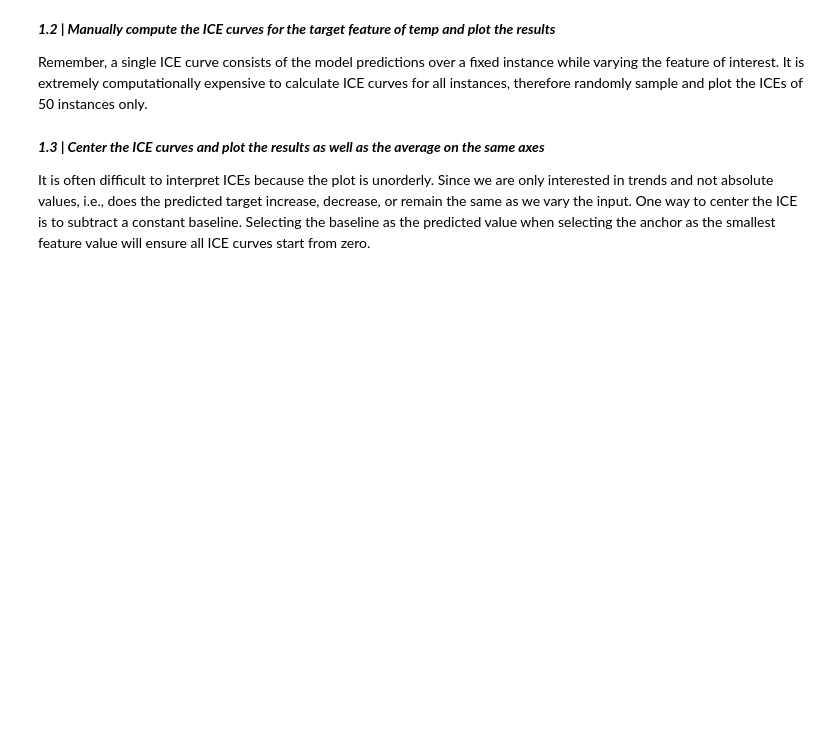
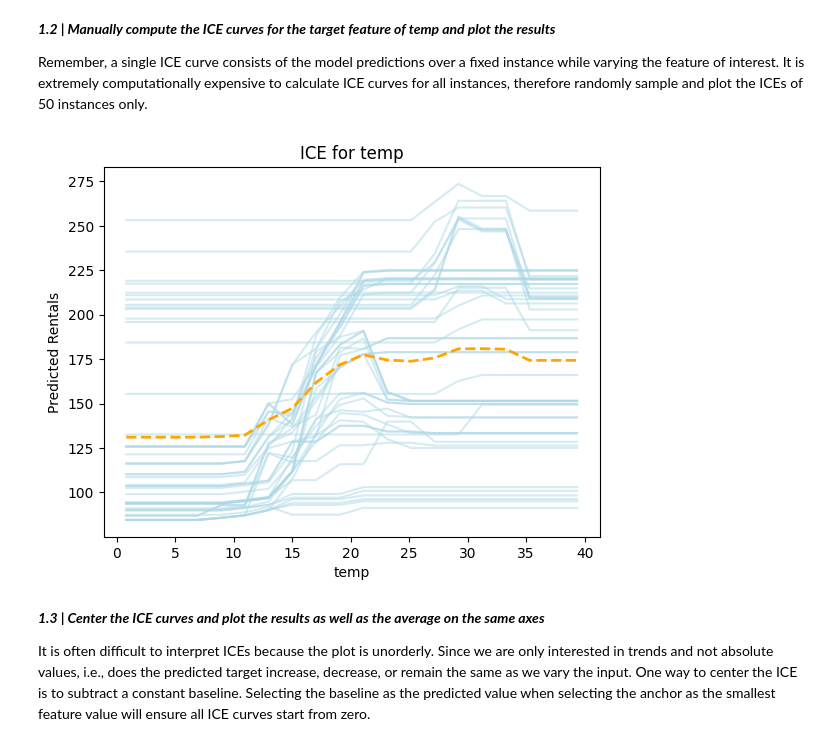
Before and after one commit to yvokeller/xai, a Jupyter notebook: notebooks/LO1_tabular.ipynb, the cells around one changed output. Cells and saved outputs as stored; diff of their text form; code cells hidden in the pictures; blank space fills up the shorter version.

```diff
--- a/notebooks/LO1_tabular.ipynb
+++ b/notebooks/LO1_tabular.ipynb
@@ -80,3 +103,45 @@ Remember, a single ICE curve consists of the model predictions over a fixed inst
+# %%
+# YOUR CODE HERE
+def plot_ice(data, model, feature, centered=False, pdp=False):
+    min_temp = data[feature].min()
+    max_temp = data[feature].max()
+    feature_values = np.linspace(min_temp, max_temp, num=20)  # Ensure the same grid resolution
+
+    data_subsampled = data.sample(n=50, random_state=0) # Matching the subsample size to the sklearn example
+    ice_curves = []
+
+    # Calculate baseline prediction at the smallest feature value (min_temp)
+    data_baseline = data_subsampled.copy()
+    data_baseline[feature] = min_temp  # Anchor at the minimum feature value
+    baseline_predictions = model.predict(data_baseline)
+
+    for temp in feature_values:
+        data_feature = data_subsampled.copy()
+        data_feature[feature] = temp  # Set current feature value for all instances
+        predictions = model.predict(data_feature)
+        ice_curve = predictions - baseline_predictions if centered else predictions
+        ice_curves.append(ice_curve)
+
+    # Convert ice_curves from a list of predictions to a 2D array (one curve per row)
+    ice_curves = np.array(ice_curves).T
+
+    # Plot ICE curves
+    for ice_curve in ice_curves:
+        plt.plot(feature_values, ice_curve, color='lightblue', alpha=0.5)  # Plot each ICE curve
+
+    # Calculate and plot the average of the ICE curves (i.e., the centered PDP)
+    if pdp:
+        avg_curve = np.mean(ice_curves, axis=0)
+        plt.plot(feature_values, avg_curve, color='orange', label='Average (PDP)', linewidth=2, linestyle='--')
+
+    plt.xlabel(f'{feature}')
+    plt.ylabel('Predicted Rentals' if not centered else 'Relative Predicted Rentals')
+    plt.title(f'ICE for {feature}')
+    plt.show()
+
+plot_ice(data, model, 'temp', centered=False, pdp=True)
+# %% [output]
+[figure, added]
 # %% [markdown]
 ***1.3 | Center the ICE curves and plot the results as well as the average on the same axes***
 
```
Also changed, not shown: parts of 35 cells of this notebook.
